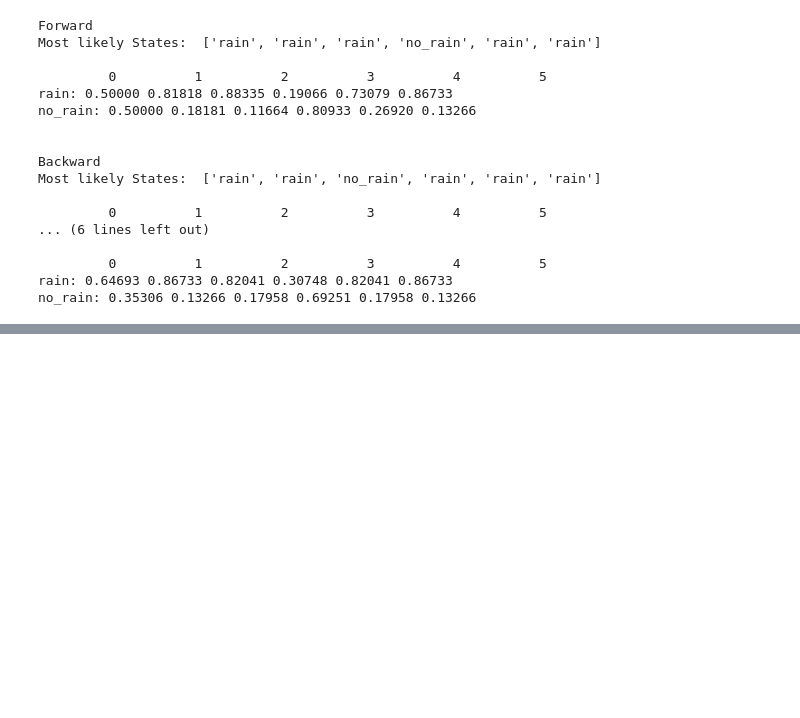
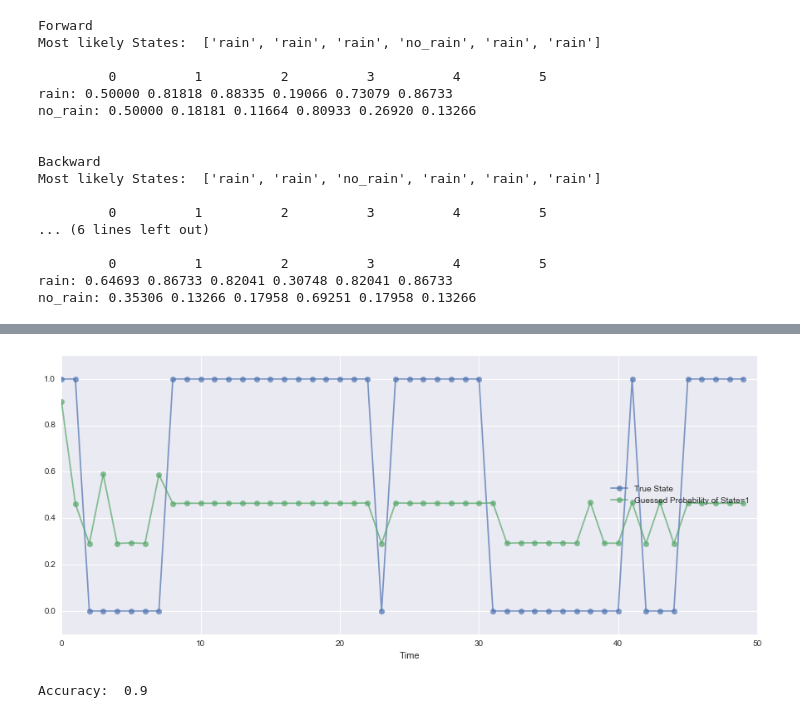
Before and after one commit to MarvinBertin/TensorFlow-Algorithms, a Jupyter notebook: Probabilistic_Graphical_Models/HiddenMarkovModel.ipynb, the cells around one changed output, grey strips where cells are left out. Drawn from its saved outputs; the diff is of its cells as text; code cells hidden in the pictures; blank space fills up the shorter version.

```diff
--- a/Probabilistic_Graphical_Models/HiddenMarkovModel.ipynb
+++ b/Probabilistic_Graphical_Models/HiddenMarkovModel.ipynb
@@ -89,0 +160,15 @@ no_rain: 0.35306 0.13266 0.17958 0.69251 0.17958 0.13266
+# %%
+plt.figure(figsize=(15,6))
+plt.plot(states.T,'-o',alpha=0.7)
+plt.plot(model.state_summary[-1].T, '-o',alpha=0.7)
+plt.legend(('True State','Guessed Probability of State=1'), loc = 'right')
+plt.ylim(-0.1,1.1)
+plt.xlabel('Time')
+plt.draw()
+# %% [output]
+[figure, added]
+# %%
+pred = model.state_summary[-1] > 0.4
+print("Accuracy: ", np.mean(pred == states))
+# %% [output]
+Accuracy:  0.9
```
Also changed, not shown: parts of 12 cells of this notebook.
